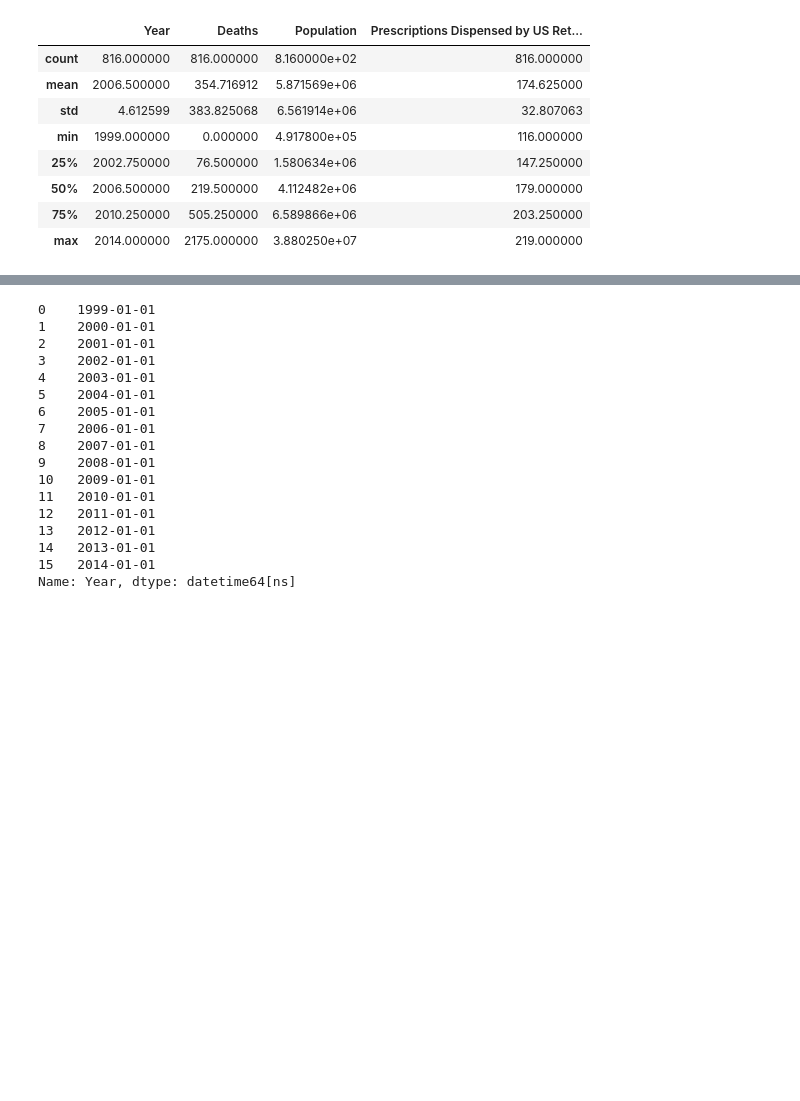
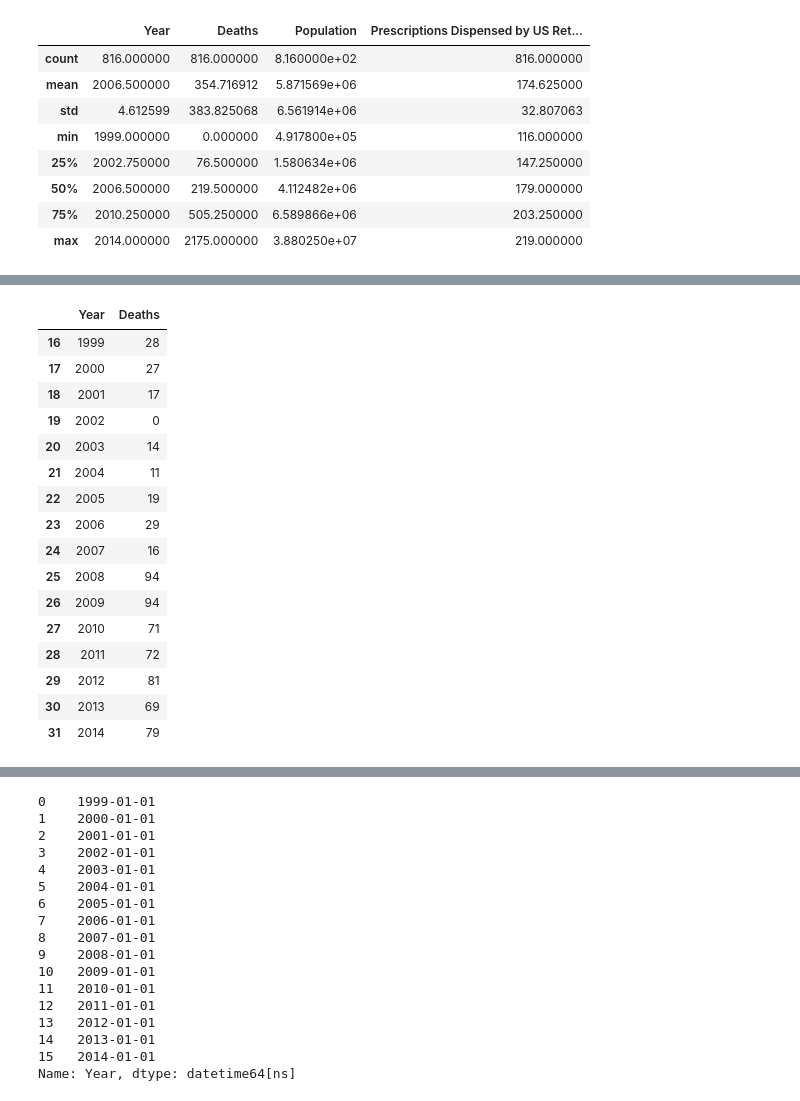
Before and after one commit to Cristinamulas/Final_Project, a Jupyter notebook: Time Series .ipynb, the cells around one changed output, grey strips where cells are left out. Cells and saved outputs as stored; diff of their text form; code cells hidden in the pictures; blank space fills up the shorter version.

```diff
--- a/Time Series .ipynb
+++ b/Time Series .ipynb
@@ -135,3 +154,24 @@ def convert_to_dt(row):
+# %%
+df_Alaska = subseting(df , 16 , 32)
+df_Alaska
+# %% [output]
+|  | Year | Deaths |
+| 16 | 1999 | 28 |
+| 17 | 2000 | 27 |
+| 18 | 2001 | 17 |
+| 19 | 2002 | 0 |
+| 20 | 2003 | 14 |
+| 21 | 2004 | 11 |
+| 22 | 2005 | 19 |
+| 23 | 2006 | 29 |
+| 24 | 2007 | 16 |
+| 25 | 2008 | 94 |
+| 26 | 2009 | 94 |
+| 27 | 2010 | 71 |
+| 28 | 2011 | 72 |
+| 29 | 2012 | 81 |
+| 30 | 2013 | 69 |
+| 31 | 2014 | 79 |
 # %%
 df_Alabama = subseting(df, 0 , 16)
 df_Alabama
```
Also changed, not shown: parts of 14 cells of this notebook, 1 other file.
